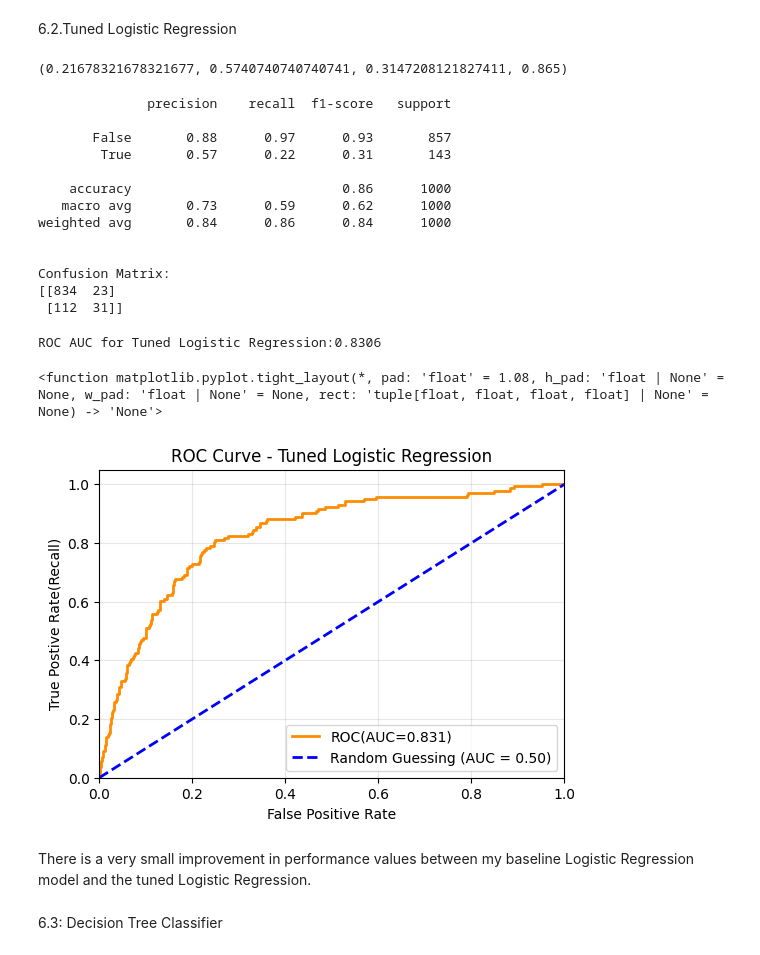
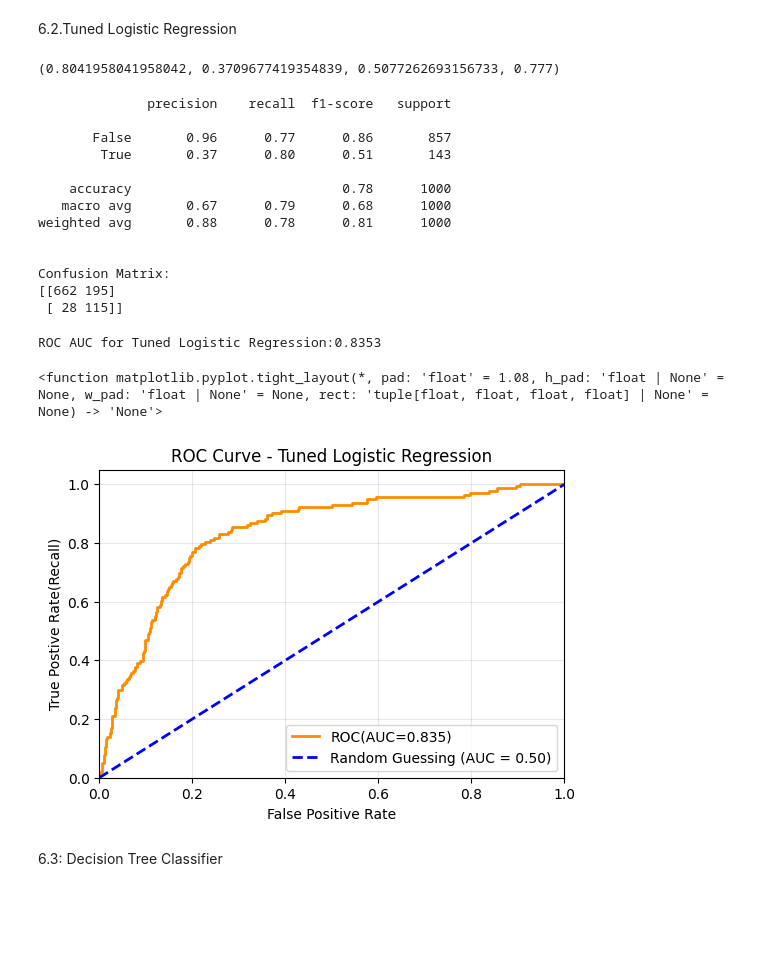
Before and after one commit to BriegeMeso/Customer-Churn, a Jupyter notebook: notebook.ipynb, the cells around one changed output. Cells and saved outputs as stored; diff of their text form; code cells hidden in the pictures; blank space fills up the shorter version.

```diff
--- a/project3.ipynb
+++ b/notebook.ipynb
@@ -325,7 +343,10 @@ Under modeli building and comparison, the models are going to be trained and pre
 # Logistic Regression
 
 #Create the first Instance of Logistic Regression
-logreg = LogisticRegression()
+logreg = LogisticRegression(
+    max_iter =1000,
+    random_state=42
+)
 
 # fit the model
 logreg.fit(X_train_processed,y_train)
@@ -411,7 +432,12 @@ ROC AUC for Logistic Regression:0.8300
 # Tuned Logistic Regression
 
 #Create the first Instance of Logistic Regression
-logreg_tuned = LogisticRegression(C=10,max_iter=1000,random_state=42)
+logreg_tuned = LogisticRegression(
+    class_weight="balanced",
+    max_iter =1000,
+    random_state=42,
+    solver='liblinear'
+)
 
 # fit the model
 logreg_tuned.fit(X_train_processed,y_train)
@@ -426,7 +452,7 @@ accuracy_logreg_tuned= accuracy_score(y_test,y_pred_logreg_tuned)
 
 recall_logreg_tuned, precision_logreg_tuned,f1_score_logreg_tuned,accuracy_logreg_tuned
 # %% [output]
-(0.21678321678321677, 0.5740740740740741, 0.3147208121827411, 0.865)
+(0.8041958041958042, 0.3709677419354839, 0.5077262693156733, 0.777)
 # %%
 # Printing the classificiation report
 print(classification_report(y_test,y_pred_logreg_tuned))
@@ -435,53 +461,51 @@ print(confusion_matrix(y_test,y_pred_logreg_tuned))
 # %% [output]
               precision    recall  f1-score   support
 
-       False       0.88      0.97      0.93       857
-        True       0.57      0.22      0.31       143
+       False       0.96      0.77      0.86       857
+        True       0.37      0.80      0.51       143
 
-    accuracy                           0.86      1000
-   macro avg       0.73      0.59      0.62      1000
-weighted avg       0.84      0.86      0.84      1000
+    accuracy                           0.78      1000
+   macro avg       0.67      0.79      0.68      1000
+weighted avg       0.88      0.78      0.81      1000
 
 
 Confusion Matrix:
-[[834  23]
- [112  31]]
+[[662 195]
+ [ 28 115]]
 # %%
 # ROC CURVE FOR THE TUNED LOGISTIC REGRESSION
 # Computing ROC curve for the tuned losistic regression
 y_pred_logreg_tuned = logreg_tuned.predict(X_test_processed)
 
 # prob of churn probabillites for ROC
-y_pred_logreg_tuned = logreg_tuned.predict_proba(X_test_processed)[:, 1]
+y_proba_tuned = logreg_tuned.predict_proba(X_test_processed)[:, 1]
 
 # computing AUC score
-fpr, tpr, thresholds = roc_curve(y_test,y_pred_logreg_tuned)
+fpr, tpr, thresholds = roc_curve(y_test,y_proba_tuned)
 
 #computing ROC curve
-auc_logreg_tuned = roc_auc_score(y_test,y_pred_logreg_tuned)
+auc_logreg_tuned = roc_auc_score(y_test,y_proba_tuned)
 print(f"ROC AUC for Tuned Logistic Regression:{auc_logreg_tuned:.4f}")
 
 # plotting the ROC curve
 plt.figure(figsize=(6,4))
 plt.plot(fpr,tpr, color='darkorange',lw=2,
          label = f'ROC(AUC={auc_logreg_tuned:.3f})')
 
 plt.plot([0,1],[0,1], color='blue',lw=2,linestyle='--',
          label='Random Guessing (AUC = 0.50)')
 plt.xlim([0.0,1.0])
 plt.ylim([0.0,1.05])
 plt.xlabel('False Positive Rate')
 plt.ylabel('True Postive Rate(Recall)')
 plt.title('ROC Curve - Tuned Logistic Regression')
 plt.legend(loc ="lower right")
 plt.grid(True, alpha=0.3)
 plt.tight_layout
 # %% [output]
-ROC AUC for Tuned Logistic Regression:0.8306
+ROC AUC for Tuned Logistic Regression:0.8353
 <function matplotlib.pyplot.tight_layout(*, pad: 'float' = 1.08, h_pad: 'float | None' = None, w_pad: 'float | None' = None, rect: 'tuple[float, float, float, float] | None' = None) -> 'None'>
-[figure, old version]
+[figure, new version]
-# %% [markdown]
-There is a very small improvement in performance values between my baseline Logistic Regression model and the tuned Logistic Regression.
 # %% [markdown]
 6.3: Decision Tree Classifier
 # %%
```
Also changed, not shown: parts of 42 cells of this notebook.
